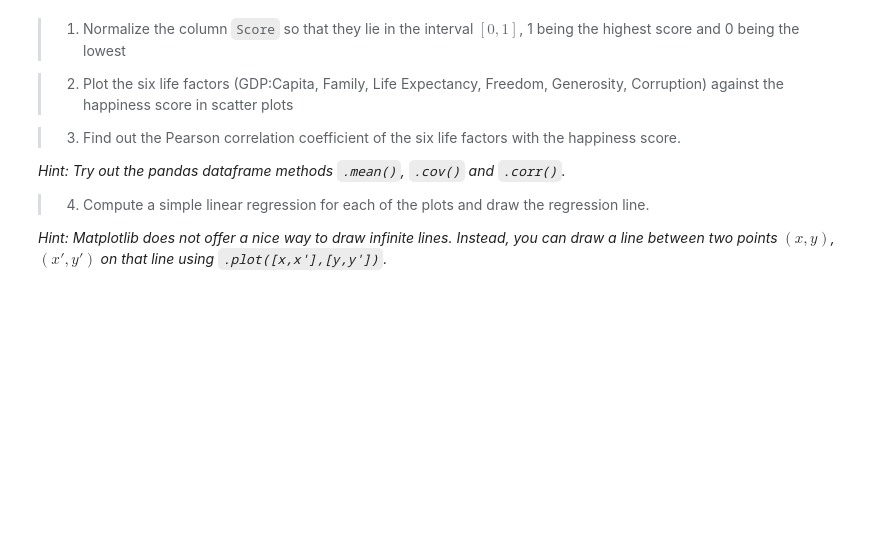
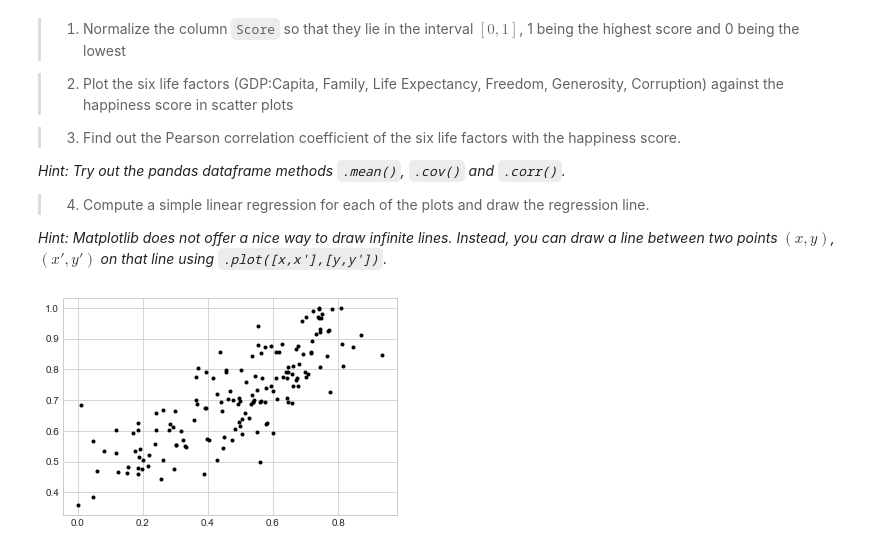
Before and after one commit to marklunch/FDS1, a Jupyter notebook: Jupyter/09-regression.ipynb, the cells around one changed output. Drawn from its saved outputs; the diff is of its cells as text; code cells hidden in the pictures; blank space fills up the shorter version.

```diff
--- a/Jupyter/09-regression.ipynb
+++ b/Jupyter/09-regression.ipynb
@@ -18,9 +18,10 @@ The dataset `09-resources/world-happiness-2017.csv` contains the complete world
 report from 2017.
 # %%
 import pandas as pd
-import matplotlib.pyplot as plt
+import matplotlib.subplot as plt
 
 happy = pd.read_csv('09-resources/world-happiness-2017.csv', index_col=0)
+happy['Score'] /= max(happy['Score'])#7.537 # Normalize to [0,1]
 happy['GDP:Capita'] /= 2 # Normalize to [0,1]
 happy['Family'] /= 2     # Normalize to [0,1]
 happy.head()
@@ -44,3 +39,15 @@ happy.head()
 > 4) Compute a simple linear regression for each of the plots and draw the regression line.
 
 <i>Hint: Matplotlib does not offer a nice way to draw infinite lines. Instead, you can draw a line between two points $(x,y)$, $(x',y')$ on that line using `.plot([x,x'],[y,y'])`. </i>
+# %%
+import pandas as pd
+import matplotlib.pyplot as plt
+#plt.style.use('seaborn-whitegrid')
+import numpy as np
+
+x = happy['GDP:Capita']
+y = happy['Score']
+
+plt.plot(x, y, '.', color='black');
+# %% [output]
+[figure, added]
```
Also changed, not shown: parts of 8 cells of this notebook.
